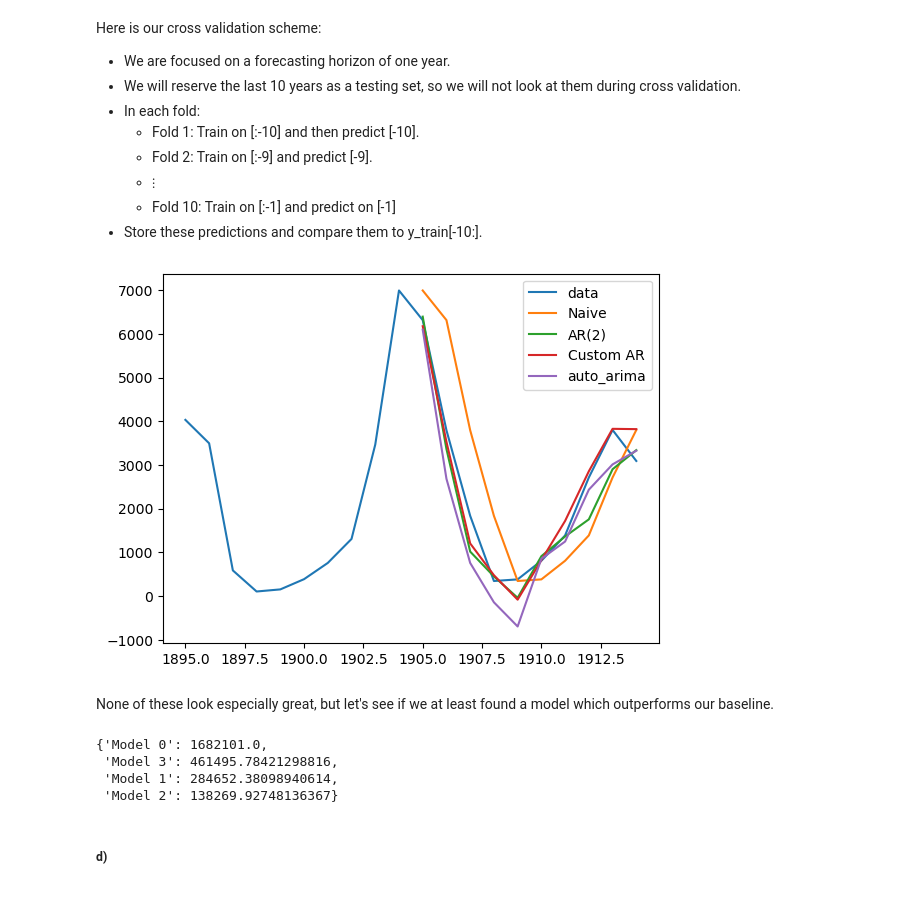
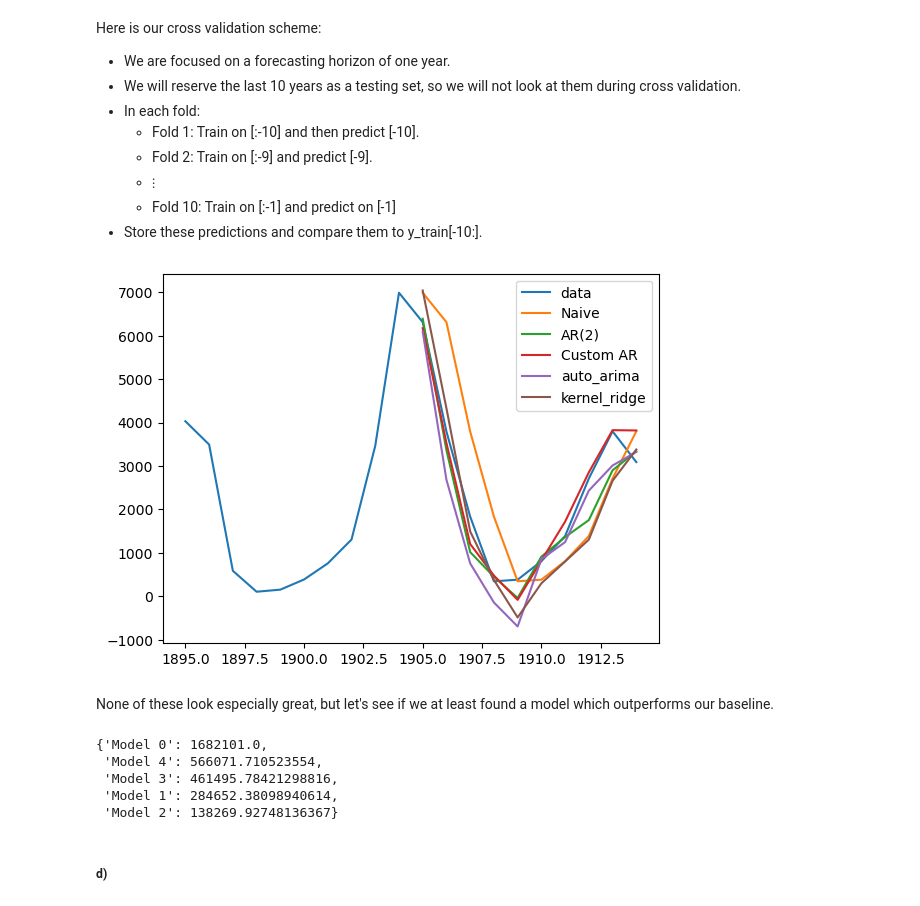
Before and after one commit to navidbahadoran/data-science-spring-2025, a Jupyter notebook: 07_time_series/problem_session_7/1_Problem_Session_7_Complete.ipynb, the cells around one changed output. Cells and saved outputs as stored; diff of their text form; code cells hidden in the pictures.

```diff
--- a/07_time_series/problem_session_7/1_Problem_Session_7_Complete.ipynb
+++ b/07_time_series/problem_session_7/1_Problem_Session_7_Complete.ipynb
@@ -348,6 +355,8 @@ model0_preds = []
 model1_preds = []
 model2_preds = []
 model3_preds = []
+model4_preds = []
+
 
 design_matrix, targets = X_y_for_lags(y_train.values, 8)
 
@@ -368,26 +377,38 @@ for i in range(-10, 0):
     X_ho_1 = X_ho[:,[0,1]]
     X_ho_2 = X_ho[:,[0,1,7]]
 
+    X_tt_4 = X_tt_2
+    X_ho_4 = X_ho_2
+
     # Fit the models
     model1.fit(X_tt_1, y_tt)
     model2.fit(X_tt_2, y_tt)
     model3 = auto_arima(y_tt)
+
+    kr = KernelRidge()
+    param_grid = {'gamma': np.logspace(-3, 2, 6)}
+    grid_search = GridSearchCV(kr, param_grid, cv=5, scoring='neg_mean_squared_error', n_jobs=-1)
+    grid_search.fit(X_tt_1, y_tt)
+    model4 = grid_search.best_estimator_
+
 
     # Model 0 is the naive forecast
     model0_preds.append(y_tt[-1])
     model1_preds.append(model1.predict(X_ho_1)[0])
     model2_preds.append(model2.predict(X_ho_2)[0])
     model3_preds.append(model3.predict(1))
+    model4_preds.append(model4.predict(X_ho_1)[0])
 # %%
 plt.plot(y_train.index[-20:], y_train.iloc[-20:], label = 'data')
 plt.plot(y_train.index[-10:], model0_preds, label = 'Naive')
 plt.plot(y_train.index[-10:], model1_preds, label = 'AR(2)')
 plt.plot(y_train.index[-10:], model2_preds, label = 'Custom AR')
 plt.plot(y_train.index[-10:], model3_preds, label = 'auto_arima')
+plt.plot(y_train.index[-10:], model4_preds, label = 'kernel_ridge')
 plt.legend()
 plt.show()
 # %% [output]
-[figure, old version]
+[figure, new version]
 # %% [markdown]
 None of these look especially great, but let's see if we at least found a model which outperforms our baseline.
 # %%
@@ -397,12 +418,14 @@ mse0 = mse(y_train[-10:],model0_preds)
 mse1 = mse(y_train[-10:],model1_preds)
 mse2 = mse(y_train[-10:],model2_preds)
 mse3 = mse(y_train[-10:],model3_preds)
+mse4 = mse(y_train[-10:],model4_preds)
 
-unordered_dict = {'Model 0':mse0, 'Model 1':mse1, 'Model 2':mse2, 'Model 3':mse3}
+unordered_dict = {'Model 0':mse0, 'Model 1':mse1, 'Model 2':mse2, 'Model 3':mse3, 'Model 4':mse4}
 ordered_dict = dict(sorted(unordered_dict.items(), key=lambda item: item[1], reverse=True))
 ordered_dict
 # %% [output]
 {'Model 0': 1682101.0,
+ 'Model 4': 566071.710523554,
  'Model 3': 461495.78421298816,
  'Model 1': 284652.38098940614,
  'Model 2': 138269.92748136367}
```
Also changed, not shown: parts of 13 cells of this notebook, 1 other file.
